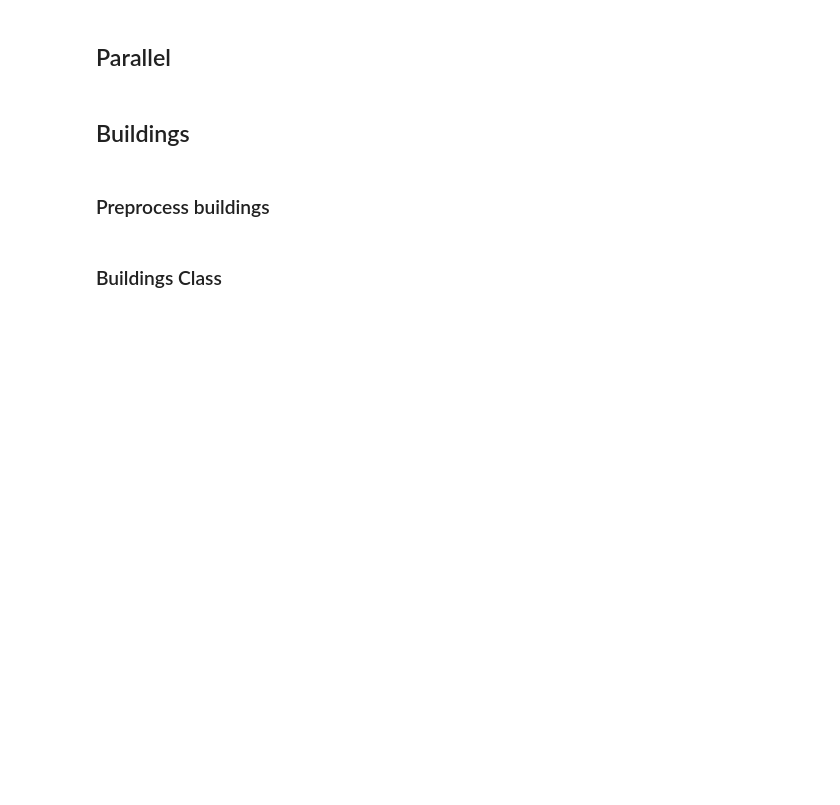
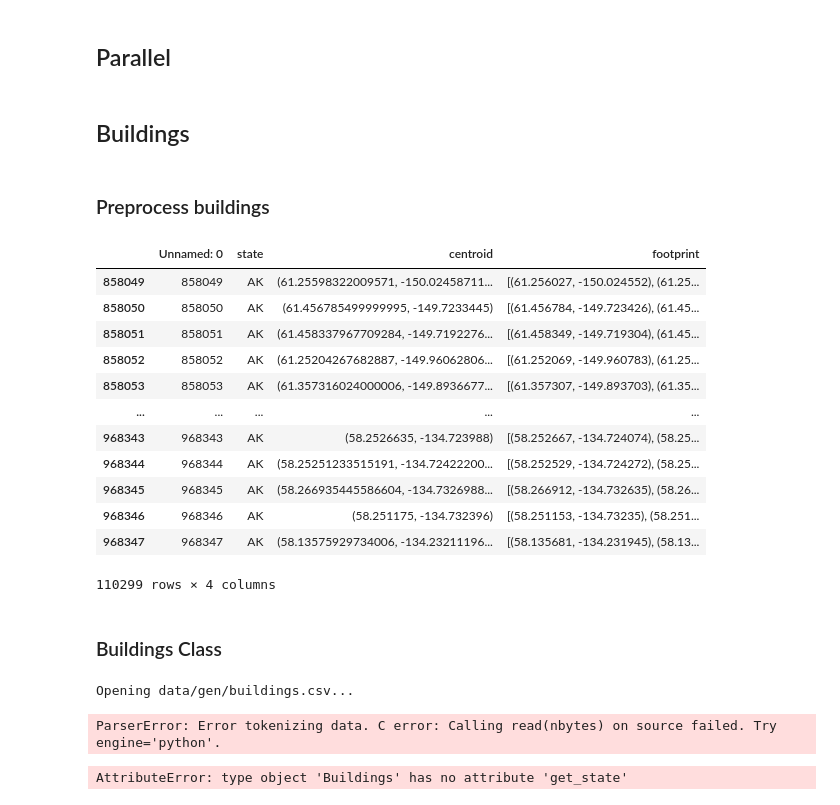
Before and after one commit to raustin9/byod, a Jupyter notebook: byod.ipynb, the cells around one changed output. Saved outputs shown, nothing was run; the diff lists cells and outputs as text; code cells hidden in the pictures; blank space fills up the shorter version.

Commit message:
buildings and buildings manager

```diff
--- a/byod.ipynb
+++ b/byod.ipynb
@@ -522,11 +554,22 @@ def scope():
 # %%
 def scope():
     return  auto.pd.read_csv(config.buildings.gendir / 'buildings.csv')
 buildings = scope()
 
-def scope()
-    state = buildings[buildings['state'] == 'AK']
-    /display state
 /scope
+# %% [output]
+|  | Unnamed: 0 | state | centroid | footprint |
+| 858049 | 858049 | AK | (61.25598322009571, -150.02458711... | [(61.256027, -150.024552), (61.25... |
+| 858050 | 858050 | AK | (61.456785499999995, -149.7233445) | [(61.456784, -149.723426), (61.45... |
+| 858051 | 858051 | AK | (61.458337967709284, -149.7192276... | [(61.458349, -149.719304), (61.45... |
+| 858052 | 858052 | AK | (61.25204267682887, -149.96062806... | [(61.252069, -149.960783), (61.25... |
+| 858053 | 858053 | AK | (61.357316024000006, -149.8936677... | [(61.357307, -149.893703), (61.35... |
+| ... | ... | ... | ... | ... |
+| 968343 | 968343 | AK | (58.2526635, -134.723988) | [(58.252667, -134.724074), (58.25... |
+| 968344 | 968344 | AK | (58.25251233515191, -134.72422200... | [(58.252529, -134.724272), (58.25... |
+| 968345 | 968345 | AK | (58.266935445586604, -134.7326988... | [(58.266912, -134.732635), (58.26... |
+| 968346 | 968346 | AK | (58.251175, -134.732396) | [(58.251153, -134.73235), (58.251... |
+| 968347 | 968347 | AK | (58.13575929734006, -134.23211196... | [(58.135681, -134.231945), (58.13... |
+110299 rows × 4 columns
 # %% [markdown]
 ### Buildings Class
@@ -560,0 +603,12 @@ def scope():
+# %%
+building_manager = BuildingsManager(path=config.buildings.gendir/'buildings.csv')
+# %% [output]
+Opening data/gen/buildings.csv...
+ParserError: Error tokenizing data. C error: Calling read(nbytes) on source failed. Try engine='python'.
+# %%
+def scope(state):
+    return Buildings.get_state(state)
+
+ak_buildings = scope('AK')
+# %% [output]
+AttributeError: type object 'Buildings' has no attribute 'get_state'
```
Also changed, not shown: parts of 8 cells of this notebook.
